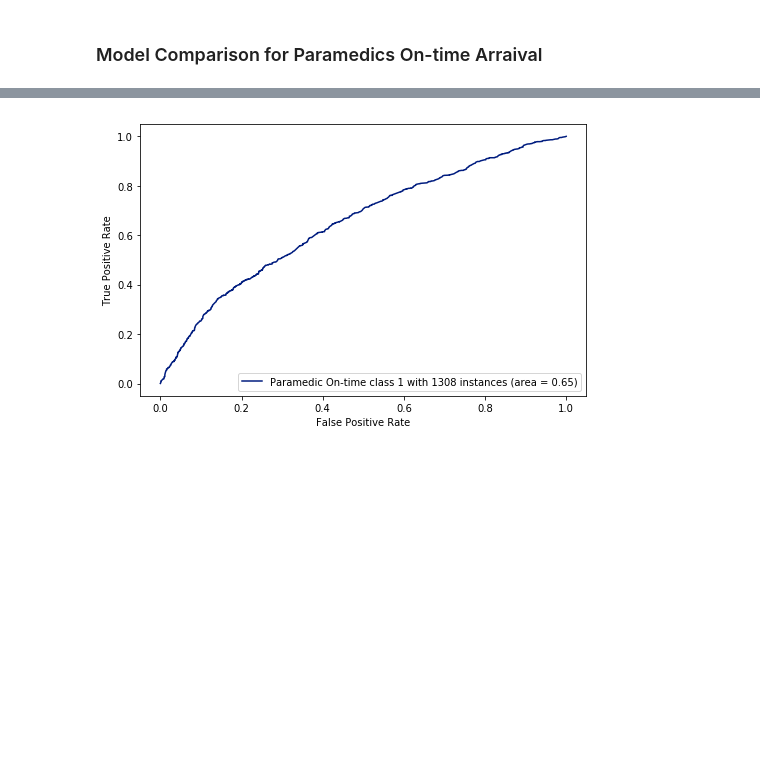
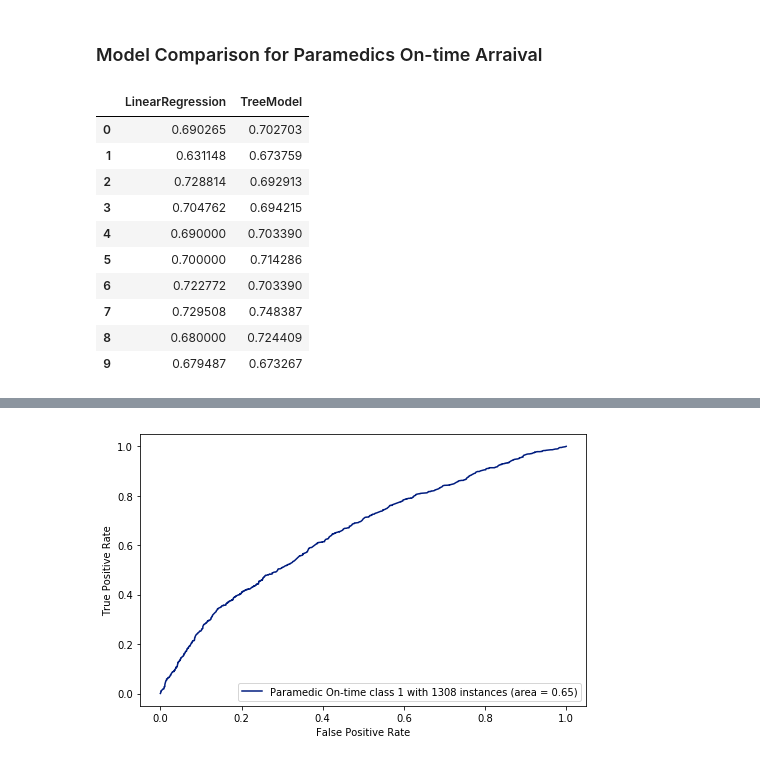
Before and after one commit to ecantu75/DataMining_Lab2, a Jupyter notebook: DataMining_LAB_2.ipynb, the cells around one changed output, grey strips where cells are left out. Saved outputs shown, nothing was run; the diff lists cells and outputs as text; code cells hidden in the pictures; blank space fills up the shorter version.

Commit message:
TreeClassUpdate_1

```diff
--- a/DataMining_LAB_2.ipynb
+++ b/DataMining_LAB_2.ipynb
@@ -890,6 +890,7 @@ from sklearn import metrics as mt
 # first we create a reusable logisitic regression object
 #   here we can setup the object with different learning parameters and constants
 OnTime_lr_clf = LogisticRegression(penalty='l2', C=1, class_weight=None) # get object
+modelPrecTestResults = pd.DataFrame() # This will store all the Precision results
 # %% [markdown]
 Data Split into Train and Test Sets.
 The split uses a stratify strategy, in this way we get the same ratio of on-time and non-on-time on both tests.
@@ -1036,7 +1037,7 @@ cvScoreResult = pd.DataFrame()
 cvScoreResult['Accuracy'] = bestLinScores['test_accuracy']
 cvScoreResult['Precision'] = bestLinScores['test_precision']
 cvScoreResult['Recall'] = bestLinScores['test_recall']
-
+modelPrecTestResults['LinearRegression'] = bestLinScores['test_precision']
 
 print('Cross Validation Fold -- Mean Error Scores')
 print(cvScoreResult)
@@ -1192,0 +1196,30 @@ Wall time: 5.1 s
+# %%
+#Use the best parameters for our Tree Class object
+
+
+bestScores = cross_validate(OntimeTreeClassifierEst,xTrain,yTrain,scoring=['accuracy','precision','recall'], cv=cv_object, return_train_score=True)
+
+
+# grab the results from the dictionary into a dataframe
+cvScoreResult = pd.DataFrame()
+cvScoreResult['Accuracy'] = bestScores['test_accuracy']
+cvScoreResult['Precision'] = bestScores['test_precision']
+cvScoreResult['Recall'] = bestScores['test_recall']
+modelPrecTestResults['TreeModel'] = bestScores['test_precision']
+
+print('Cross Validation Fold -- Mean Error Scores')
+print(cvScoreResult)
+
+avgAccuracy = bestScores['test_accuracy'].mean()
+avgPrecision = bestScores['test_precision'].mean()
+avgRecall = bestScores['test_recall'].mean()
+
+
+avgAccStr = "\nAverage accuracy for all cv folds is: \t {avgAccuracy:.5}"
+avgPrcStr = "Average precision for all cv folds is: \t {avgPrecision:.5}"
+avgRecStr = "Average recall for all cv folds is: \t {avgRecall:.5}"
+
+print(avgAccStr.format(avgAccuracy=avgAccuracy))
+print(avgPrcStr.format(avgPrecision=avgPrecision))
+print(avgRecStr.format(avgRecall=avgRecall))
+print('*********************************************************')
@@ -1194,5 +1245,16 @@ Wall time: 5.1 s
 ### Model Comparison for Paramedics On-time Arraival
 # %%
 # This section can be use for the statistical analysis
-# Linear Regresion Result
-cvScoreResult['Precision']
+modelPrecTestResults
+# %% [output]
+|  | LinearRegression | TreeModel |
+| 0 | 0.690265 | 0.702703 |
+| 1 | 0.631148 | 0.673759 |
+| 2 | 0.728814 | 0.692913 |
+| 3 | 0.704762 | 0.694215 |
+| 4 | 0.690000 | 0.703390 |
+| 5 | 0.700000 | 0.714286 |
+| 6 | 0.722772 | 0.703390 |
+| 7 | 0.729508 | 0.748387 |
+| 8 | 0.680000 | 0.724409 |
+| 9 | 0.679487 | 0.673267 |
```
Also changed, not shown: parts of 7 cells of this notebook.
